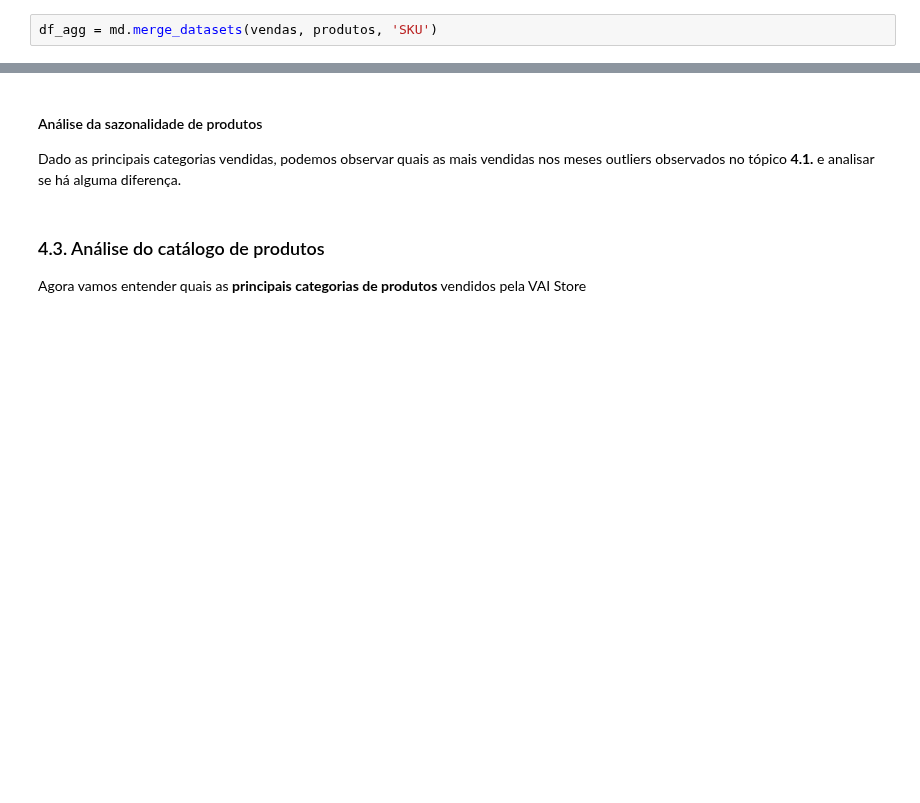
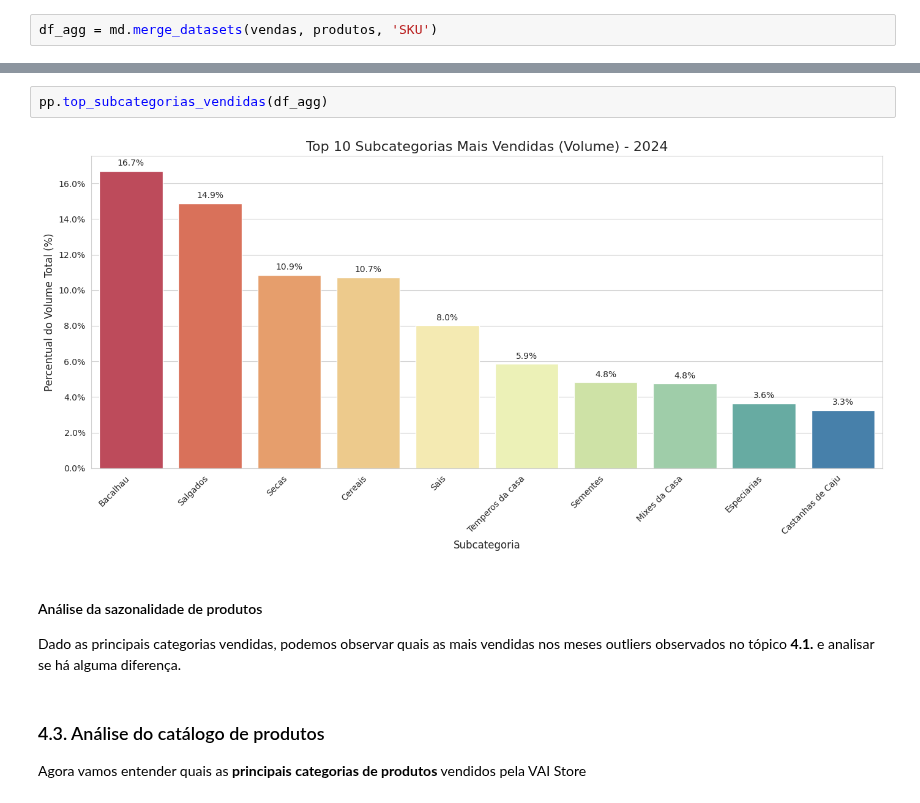
Before and after one commit to felipefsleal/Grupo6-ProjetoFinal, a Jupyter notebook: notebooks/01_eda.ipynb, the cells around one changed output, grey strips where cells are left out. Saved outputs shown, nothing was run; the diff lists cells and outputs as text; blank space fills up the shorter version.

```diff
--- a/notebooks/01_eda.ipynb
+++ b/notebooks/01_eda.ipynb
@@ -167,3 +304,7 @@ df_agg = md.merge_datasets(vendas, produtos, 'SKU')
+# %%
+pp.top_subcategorias_vendidas(df_agg)
+# %% [output]
+[figure, added]
 # %% [markdown]
 #### Análise da sazonalidade de produtos
 
```
Also changed, not shown: parts of 24 cells of this notebook, 1 other file.
